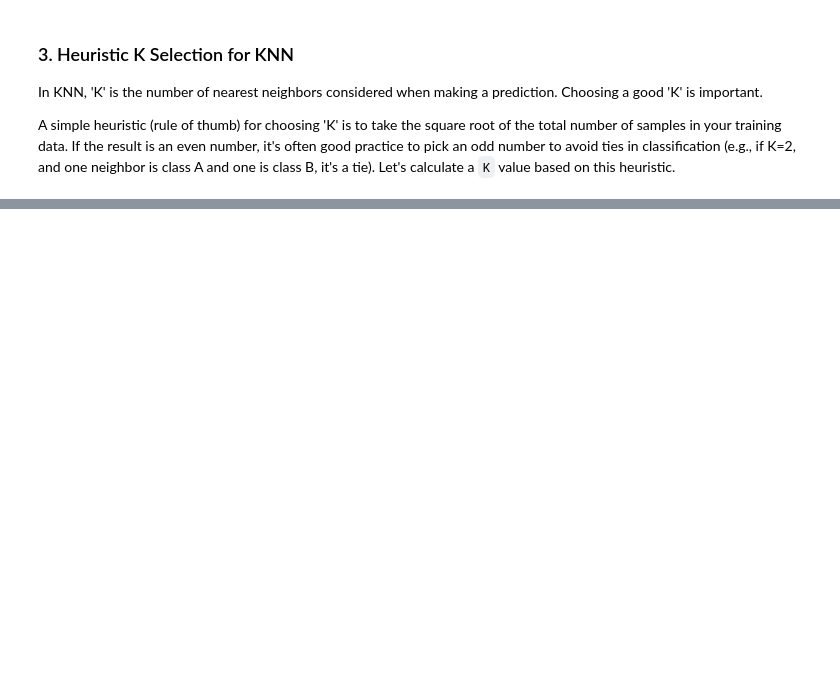
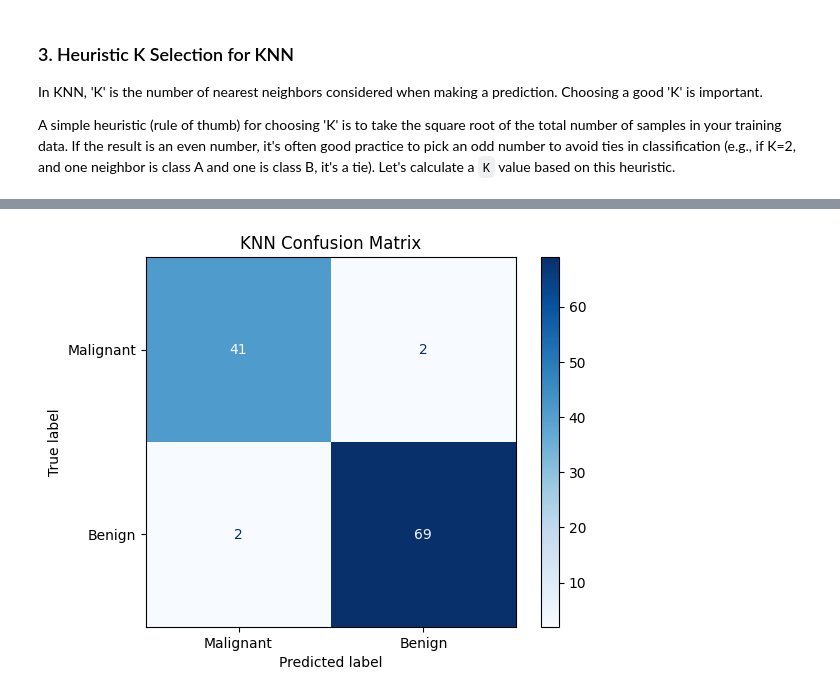
Before and after one commit to an2sh4a/ML-Lab-2547262, a Jupyter notebook: Lab-4/lab-4.ipynb, the cells around one changed output, grey strips where cells are left out. Saved outputs shown, nothing was run; the diff lists cells and outputs as text; code cells hidden in the pictures; blank space fills up the shorter version.

```diff
--- a/Lab-4/lab-4.ipynb
+++ b/Lab-4/lab-4.ipynb
@@ -176,0 +836,34 @@ F1-Score:  0.9726
+# %%
+from sklearn.metrics import confusion_matrix
+from sklearn.metrics import ConfusionMatrixDisplay
+
+
+matrix = confusion_matrix(
+    y_test,
+    final_prediction
+)
+
+
+display = ConfusionMatrixDisplay(
+    confusion_matrix = matrix,
+    display_labels = [
+        "Malignant",
+        "Benign"
+    ]
+)
+
+
+
+display.plot(
+    cmap = "Blues"
+)
+
+
+plt.title(
+    "KNN Confusion Matrix"
+)
+
+
+plt.show()
+# %% [output]
+[figure, added]
```
Also changed, not shown: parts of 57 cells of this notebook, 5 other files.
